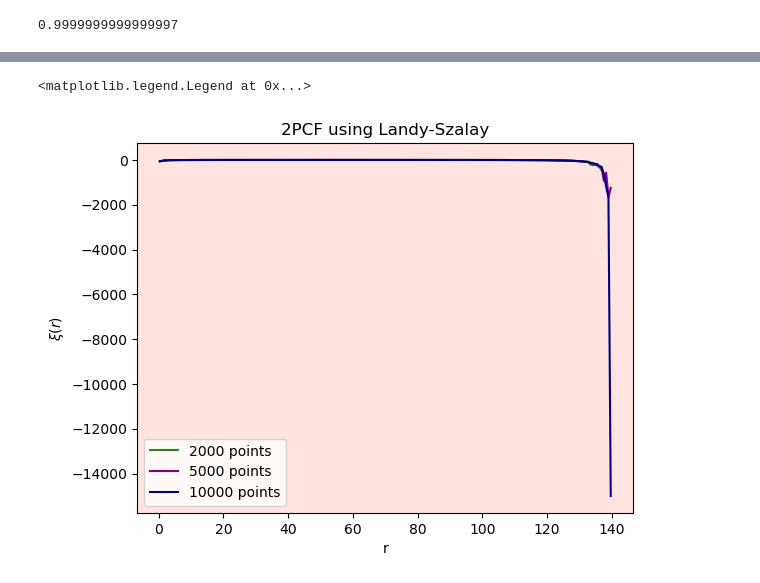
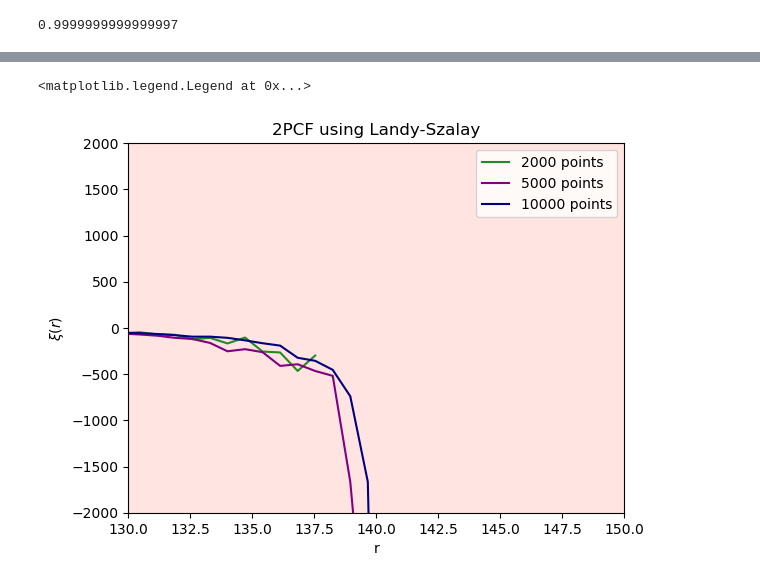
Before and after one commit to xlxnsxzpxtx/Metodos_cosmo, a Jupyter notebook: practica_2/practica_2.ipynb, the cells around one changed output, grey strips where cells are left out. Saved outputs shown, nothing was run; the diff lists cells and outputs as text; code cells hidden in the pictures.

```diff
--- a/practica_2/practica_2.ipynb
+++ b/practica_2/practica_2.ipynb
@@ -388,18 +397,23 @@ DRx10[1] = DRx10[1]/sum(DRx10[1])
 # %%
 # and the plot for the histogram using the Landy-Szalay estimator is
 est_ls2 = f_ls(DDx2,RRx2,DRx2)
 est_ls5 = f_ls(DDx5,RRx5,DRx5)
 est_ls10 =f_ls(DDx10,RRx10,DRx10)
 
 fig, ax = plt.subplots()
 ax.plot(DD[0], est_ls2, label='2000 points',linestyle='-', color='forestgreen')
 ax.plot(DD[0], est_ls5, label='5000 points',linestyle='-', color='purple')
 ax.plot(DD[0], est_ls10, label='10000 points',linestyle='-', color='navy')
+ax.set_xlim(130,150)
+ax.set_ylim(-2000,2000)
 ax.set_xlabel('r')
 ax.set_ylabel('$\\xi(r)$')
 ax.set_facecolor('mistyrose')
 ax.set_title('2PCF using Landy-Szalay')
 ax.legend()
+
+# this plot is a little strange, so we need another method for calculate
+# the same plot.
 # %% [output]
 <matplotlib.legend.Legend at 0x...>
-[figure, old version]
+[figure, new version]
```
Also changed, not shown: parts of 19 cells of this notebook.
